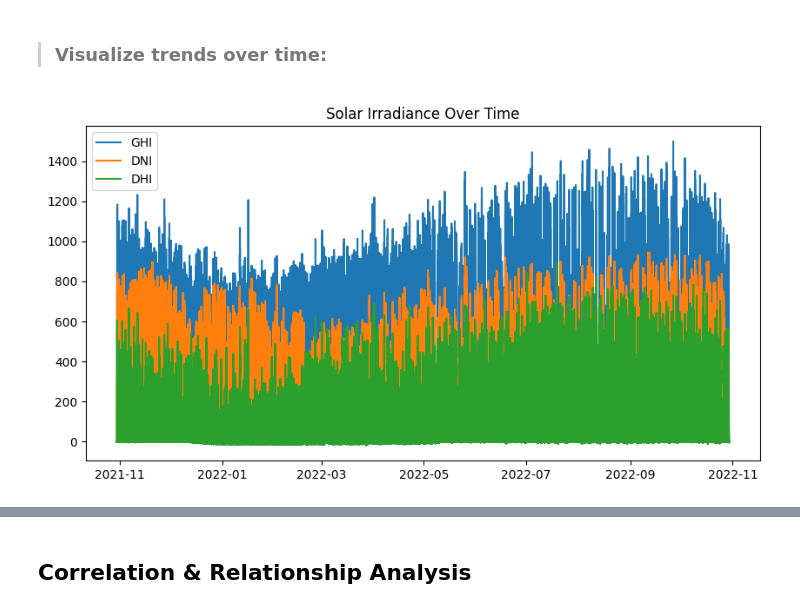
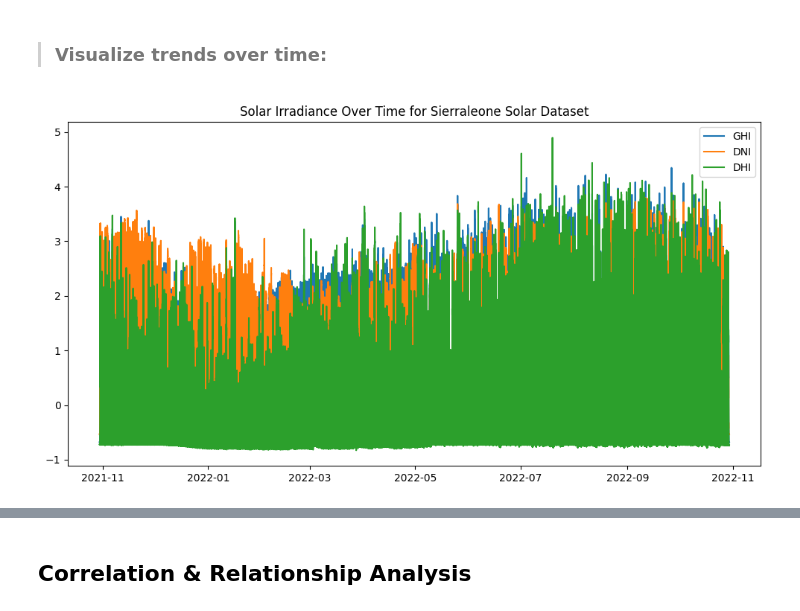
Before and after one commit to GirmaMM/solar-challenge-week-1, a Jupyter notebook: notebooks/sierraleone_eda.ipynb, the cells around one changed output, grey strips where cells are left out. Drawn from its saved outputs; the diff is of its cells as text; code cells hidden in the pictures.

```diff
--- a/notebooks/sierraleone_eda.ipynb
+++ b/notebooks/sierraleone_eda.ipynb
@@ -11,5 +11,10 @@ import seaborn as sns
 # %% [markdown]
 > ### define the path and read the dataset
 # %%
-data_path = "C:\\Users\\girma\\OneDrive\\Desktop\\10 Academy\\week-1\\solar-challenge-week-1\\data\\sierraleone-bumbuna.csv"
-df = pd.read_csv(data_path)
+data_path_sierraleone = "C:\\Users\\girma\\OneDrive\\Desktop\\10 Academy\\week-1\\solar-challenge-week-1\\data\\sierraleone-bumbuna.csv"
+data_path_benin       =  "C:\\Users\\girma\\OneDrive\\Desktop\\10 Academy\\week-1\\solar-challenge-week-1\\data\\benin-malanville.csv"
+data_path_togo       =  "C:\\Users\\girma\\OneDrive\\Desktop\\10 Academy\\week-1\\solar-challenge-week-1\\data\\togo-dapaong_qc.csv"
+
+benin = pd.read_csv(data_path_benin )
+sierraleone = pd.read_csv(data_path_sierraleone)
+togo = pd.read_csv(data_path_togo)
@@ -23,6 +21,8 @@ df = pd.read_csv(data_path)
 # %% [markdown]
 > ### Makesure the Timestamp in the correct datetime format
 # %%
-df['Timestamp'] = pd.to_datetime(df['Timestamp'])
+benin['Timestamp'] = pd.to_datetime(benin['Timestamp'])
+sierraleone['Timestamp'] = pd.to_datetime(sierraleone['Timestamp'])
+togo['Timestamp'] = pd.to_datetime(togo['Timestamp'])
 # %% [markdown]
 > ### View first few rows
@@ -115,7 +231,16 @@
 ## Outlier Detection & Cleaning
 # %%
 outlier_cols = ["GHI", "DNI", "DHI", "ModA", "ModB", "WS", "WSgust","BP","Precipitation","TModA","TModB",]
-df[outlier_cols] = df[outlier_cols].apply(zscore)
-outliers = df[(df[outlier_cols].abs() > 3).any(axis=1)]  # Flag rows with |Z| > 3
-print("Outliers detected:", outliers.shape[0])
+
+sierraleone[outlier_cols] = sierraleone[outlier_cols].apply(zscore)
+benin[outlier_cols]       = benin[outlier_cols].apply(zscore)
+togo[outlier_cols]       = togo[outlier_cols].apply(zscore)
+outliers_sierraleone = sierraleone[(sierraleone[outlier_cols].abs() > 3).any(axis=1)]  # Flag rows with |Z| > 3
+outliers_benin = benin[(benin[outlier_cols].abs() > 3).any(axis=1)]
+outliers_togo = togo[(togo[outlier_cols].abs() > 3).any(axis=1)]
+print("Outliers detected for Sierraleone solar dataset:", outliers_sierraleone.shape[0])
+print("===============================================================================")
+print("Outliers detected for Benin solar dataset:", outliers_benin.shape[0])
+print("===============================================================================")
+print("Outliers detected for Togo solar dataset:", outliers_togo.shape[0])
 # %% [output]
@@ -123,7 +252,9 @@ Outliers detected: 20747
 # %% [markdown]
 > ### Handling missing values
 # %%
-df.fillna(df.median(), inplace=True)  # Impute missing values with median
+sierraleone.fillna(sierraleone.median(), inplace=True)  # Impute missing values with median
+benin.fillna(benin.median(), inplace=True)
+togo.fillna(togo.median(), inplace=True)
 # %% [markdown]
 > ### Export cleaned data
 
@@ -135,13 +266,13 @@ df.to_csv("C:\\Users\\girma\\OneDrive\\Desktop\\10 Academy\\week-1\\solar-challe
 # %% [markdown]
 > ### Visualize trends over time:
 # %%
-df["Timestamp"] = pd.to_datetime(df["Timestamp"])
-plt.figure(figsize=(10, 5))
-plt.plot(df["Timestamp"], df["GHI"], label="GHI")
-plt.plot(df["Timestamp"], df["DNI"], label="DNI")
-plt.plot(df["Timestamp"], df["DHI"], label="DHI")
+sierraleone["Timestamp"] = pd.to_datetime(sierraleone["Timestamp"])
+plt.figure(figsize=(12, 6))
+plt.plot(sierraleone["Timestamp"], sierraleone["GHI"], label="GHI")
+plt.plot(sierraleone["Timestamp"], sierraleone["DNI"], label="DNI")
+plt.plot(sierraleone["Timestamp"], sierraleone["DHI"], label="DHI")
 plt.legend()
-plt.title("Solar Irradiance Over Time")
+plt.title("Solar Irradiance Over Time for Sierraleone Solar Dataset")
 plt.show()
 # %% [output]
-[figure, old version]
+[figure, new version]
```
Also changed, not shown: parts of 33 cells of this notebook.
